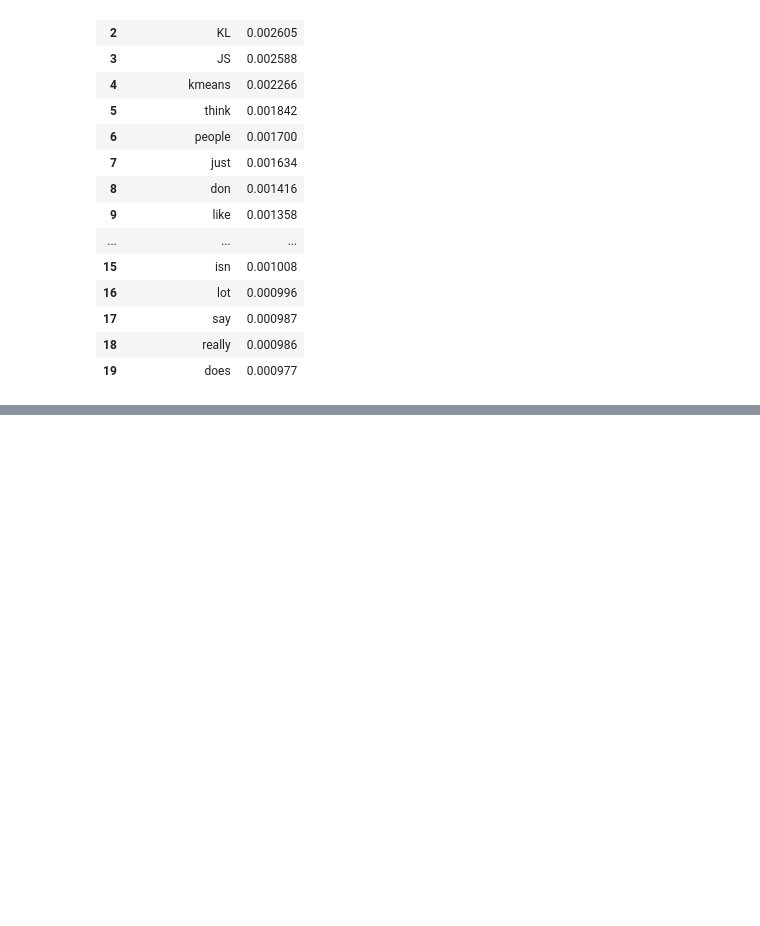
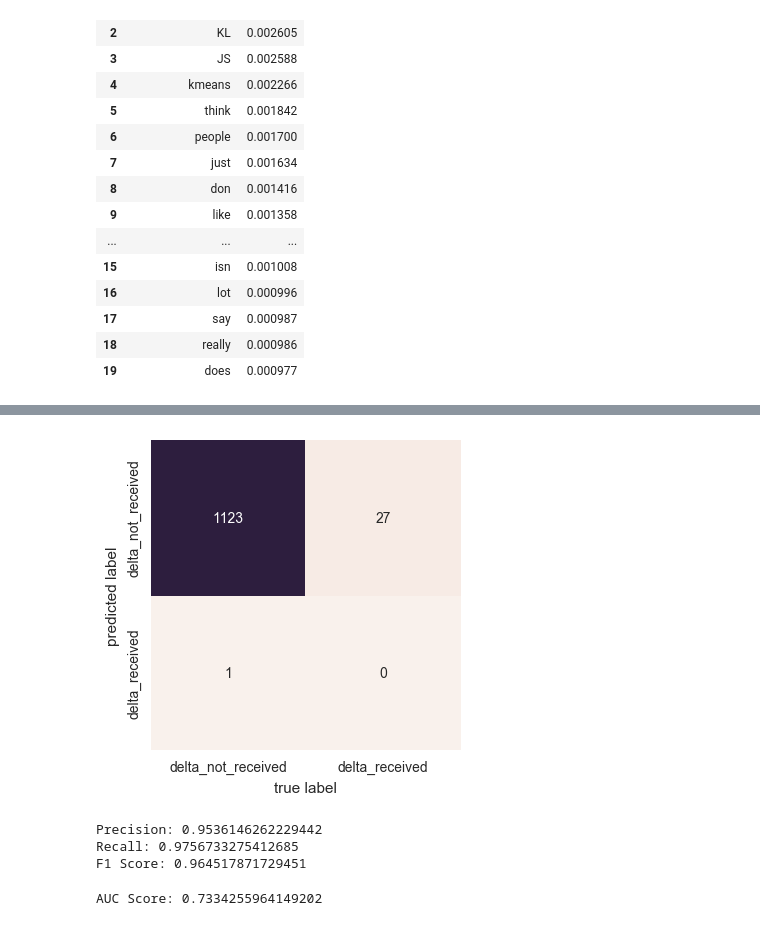
Before and after one commit to shugamoe/changemyview, a Jupyter notebook: cmv_feature_extraction.ipynb, the cells around one changed output, grey strips where cells are left out. Cells and saved outputs as stored; diff of their text form; code cells hidden in the pictures; blank space fills up the shorter version.

Commit message:
testing tree

```diff
--- a/cmv_feature_extraction.ipynb
+++ b/cmv_feature_extraction.ipynb
@@ -40,7 +40,7 @@ import json
 import math
 # %%
 df = pandas.read_pickle('cmv_full_features.pkl')
-#df = df.sample(frac = .1)
+df = df.sample(frac = .1)
 #splitting data
 data_train, data_test = train_test_split(df, test_size=0.3, random_state=123)
 data_train['is_train'] = True
@@ -83,6 +83,9 @@ features_test.set_index('index', inplace = True)
 # %%
 X = features_train
 y = data_train['com_delta_received'].as_matrix()
+# %%
+X_test = features_test
+y_test = data_test['com_delta_received'].as_matrix()
 # %% [markdown]
 # Idea 1: try classification for all posts
 # %% [markdown]
@@ -469,0 +414,2 @@ The problem is that I know the indices of the ngrams in <b>features_train</b>, a
+# %%
+pred = tree2_clf.predict(X_test)
@@ -469,0 +418,22 @@ The problem is that I know the indices of the ngrams in <b>features_train</b>, a
+# %%
+mat = confusion_matrix(y_test, pred)
+seaborn.heatmap(mat.T, square=True, annot=True, fmt='d', cbar=False,
+                xticklabels=['delta_not_received', 'delta_received'], yticklabels=['delta_not_received', 'delta_received'])
+plt.xlabel('true label')
+plt.ylabel('predicted label');
+# %% [output]
+[figure, added]
+# %%
+print('Precision: {}'.format(sklearn.metrics.precision_score(y_test, pred, average = 'weighted')))
+print('Recall: {}'.format(sklearn.metrics.recall_score(y_test, pred, average = 'weighted')))
+print('F1 Score: {}'.format(sklearn.metrics.f1_score(y_test, pred, average = 'weighted')))
+# %% [output]
+Precision: 0.9536146262229442
+Recall: 0.9756733275412685
+F1 Score: 0.964517871729451
+# %%
+#labels = [1 if dr else 0 for dr in labels]
+probs = tree2_clf.predict_proba(X_test)
+print('AUC Score: {}'.format(sklearn.metrics.roc_auc_score(y_test, probs[:,1])))
+# %% [output]
+AUC Score: 0.7334255964149202
```
Also changed, not shown: parts of 16 cells of this notebook, 1 other file.
